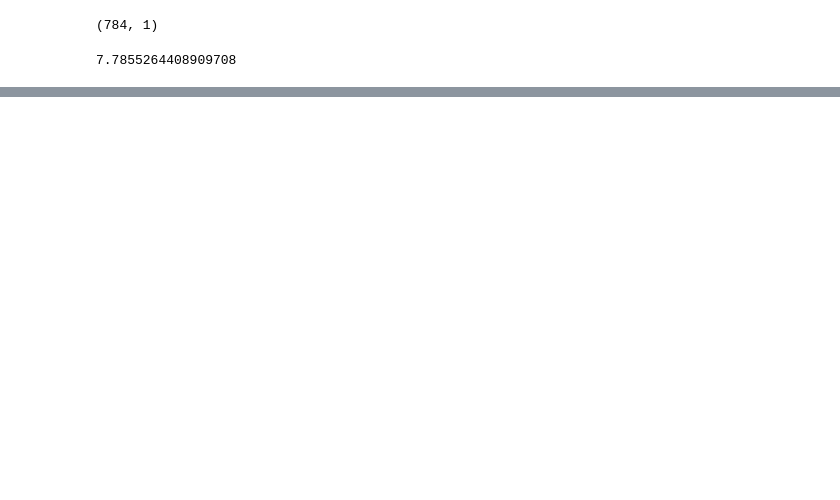
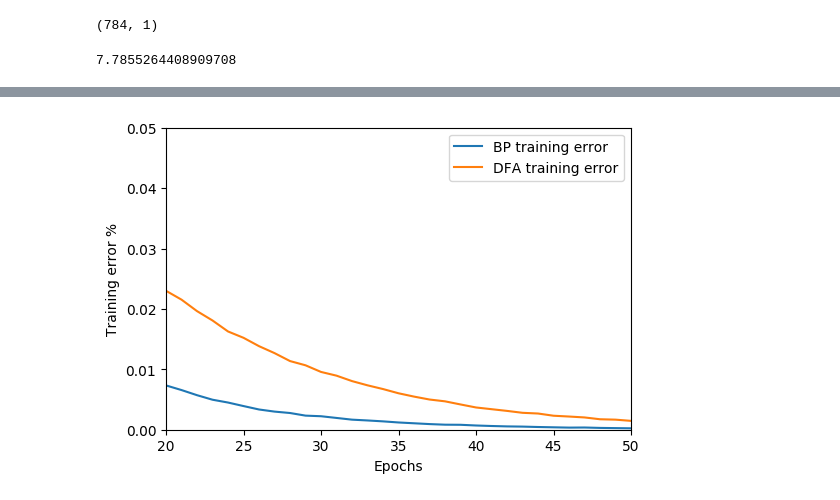
Before and after one commit to iacolippo/Direct-Feedback-Alignment, a Jupyter notebook: dfa-mnist.ipynb, the cells around one changed output, grey strips where cells are left out. Drawn from its saved outputs; the diff is of its cells as text; code cells hidden in the pictures; blank space fills up the shorter version.

```diff
--- a/dfa-mnist.ipynb
+++ b/dfa-mnist.ipynb
@@ -243,0 +252,11 @@ test(nW1, nW2, X_test, y_test)
+# %%
+plt.plot(range(20,len(te_bp)), te_bp[20:], label='BP training error')
+plt.plot(range(20,len(te_dfa)), te_dfa[20:], label='DFA training error')
+plt.xlabel('Epochs')
+plt.ylabel('Training error %')
+plt.xlim([20, 50])
+plt.ylim([0, 0.05])
+plt.legend(loc='best')
+plt.show()
+# %% [output]
+[figure, added]
```
Also changed, not shown: parts of 12 cells of this notebook.
